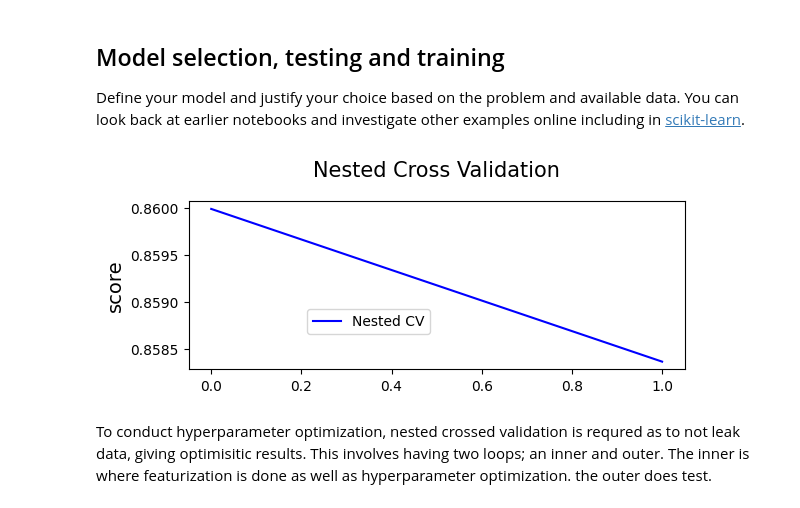
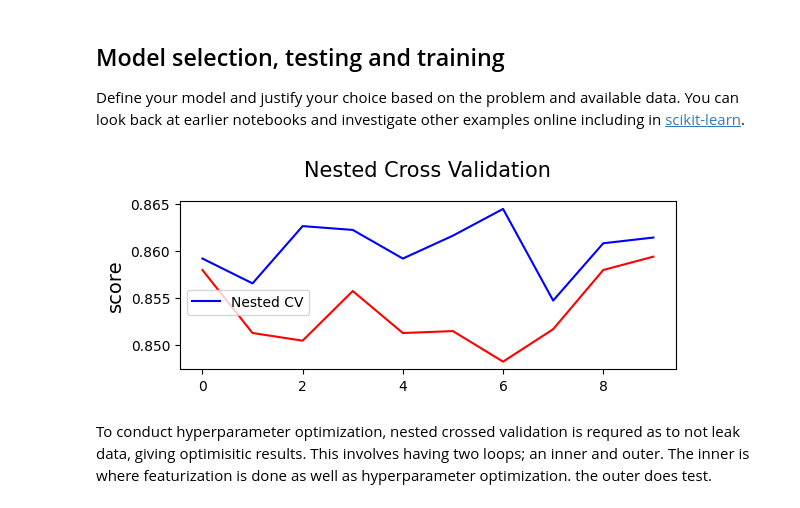
Before and after one commit to markzangwill/test3, a Jupyter notebook: Lecture9.ipynb, the cells around one changed output. Cells and saved outputs as stored; diff of their text form; code cells hidden in the pictures.

```diff
--- a/Lecture9.ipynb
+++ b/Lecture9.ipynb
@@ -351,7 +351,7 @@ from sklearn.tree import DecisionTreeClassifier
 dTC = DecisionTreeClassifier()
 
 # Number of random trials
-NUM_TRIALS = 2
+NUM_TRIALS = 10
 
 # Set up possible values of parameters to optimize over
 p_grid = {
@@ -359,40 +359,54 @@ p_grid = {
     "min_samples_leaf": [1, 5, 10, 20],
     "criterion": ["gini", "entropy"]
 }
 
-nested_scores = np.zeros(NUM_TRIALS)
+nested_Optimized_scores = np.zeros(NUM_TRIALS)
+
+nested_featureSelected_Optimized_scores = np.zeros(NUM_TRIALS)
+
+nonOptimized_Scores = np.zeros(NUM_TRIALS)
 
 # Loop for each trial
 for i in range(NUM_TRIALS):
     # Choose cross-validation techniques for the inner and outer loops,
     # independently of the dataset.
     # E.g "GroupKFold", "LeaveOneOut", "LeaveOneGroupOut", etc.
     inner_cv = KFold(n_splits=2, shuffle=True, random_state=i)
     outer_cv = KFold(n_splits=2, shuffle=True, random_state=i)
 
     # Nested CV with parameter optimization
-    dTC = GridSearchCV(estimator=dTC, param_grid=p_grid, cv=inner_cv)
-    dTC.fit(X, y) # Fit the inner GridSearchCV
-    nested_score = cross_val_score(dTC.best_estimator_, X=X, y=y, cv=outer_cv)
-    nested_scores[i] = nested_score.mean()
+    gridSearchModel = GridSearchCV(estimator=dTC, param_grid=p_grid, cv=inner_cv)
+    gridSearchModel.fit(X, y) # Fit the inner GridSearchCV
+    nested_score = cross_val_score(gridSearchModel.best_estimator_, X=X, y=y, cv=outer_cv)
+    nested_Optimized_scores[i] = nested_score.mean()
+
+    # Nested CV with hyperamater optimization and feature selection optimization
+
+    #Nested CV without parameter optimization
+    nonOptimizedScore = cross_val_score(dTC, X=X, y=y, cv=outer_cv) # non optimized hypermarameters doest't require nesting (inner_CV)
+    nonOptimized_Scores[i] = nonOptimizedScore.mean()
+
+
+
 
 # Plot scores on each trial for nested and non-nested CV
 plt.figure()
 plt.subplot(211)
-(nested_line,) = plt.plot(nested_scores, color="b")
+(nested_line,) = plt.plot(nested_Optimized_scores, color="b"),
+(nonOptimized_line,) = plt.plot(nonOptimized_Scores, color="r")
 plt.ylabel("score", fontsize="14")
 plt.legend(["Nested CV"],
     bbox_to_anchor=(0, 0.4, 0.5, 0)
 )
 plt.title(
     "Nested Cross Validation",
     x=0.5,
     y=1.1,
     fontsize="15",
 )
 plt.show()
 # %% [output]
-[figure, old version]
+[figure, new version]
 # %% [markdown]
 To conduct hyperparameter optimization, nested crossed validation is requred as to not leak data, giving optimisitic results. This involves having two loops; an inner and outer. The inner is where featurization is done as well as hyperparameter optimization. the outer does test.
 # %% [markdown]
```
